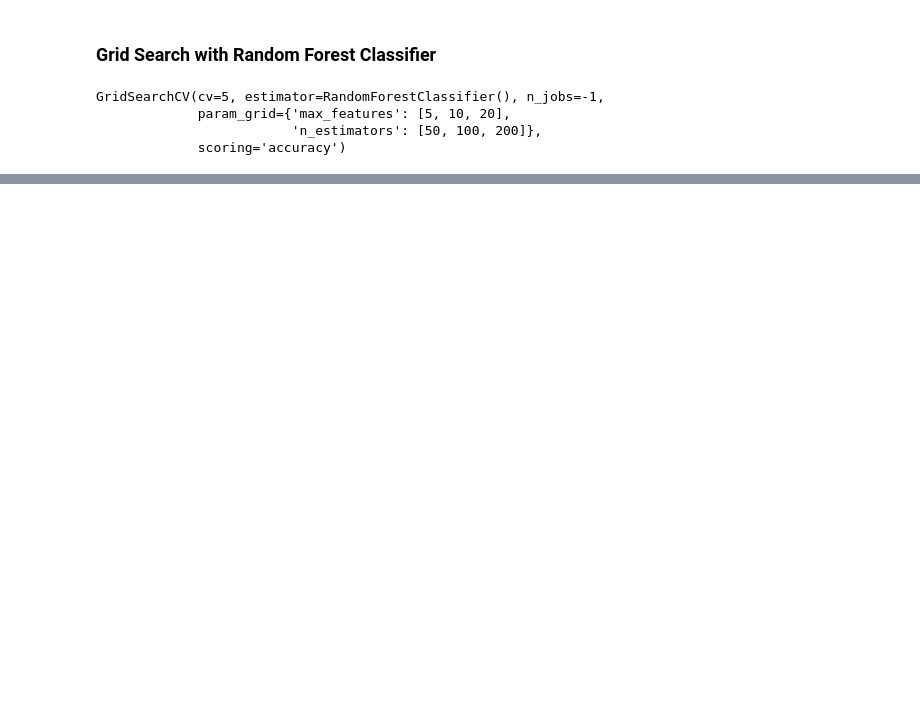
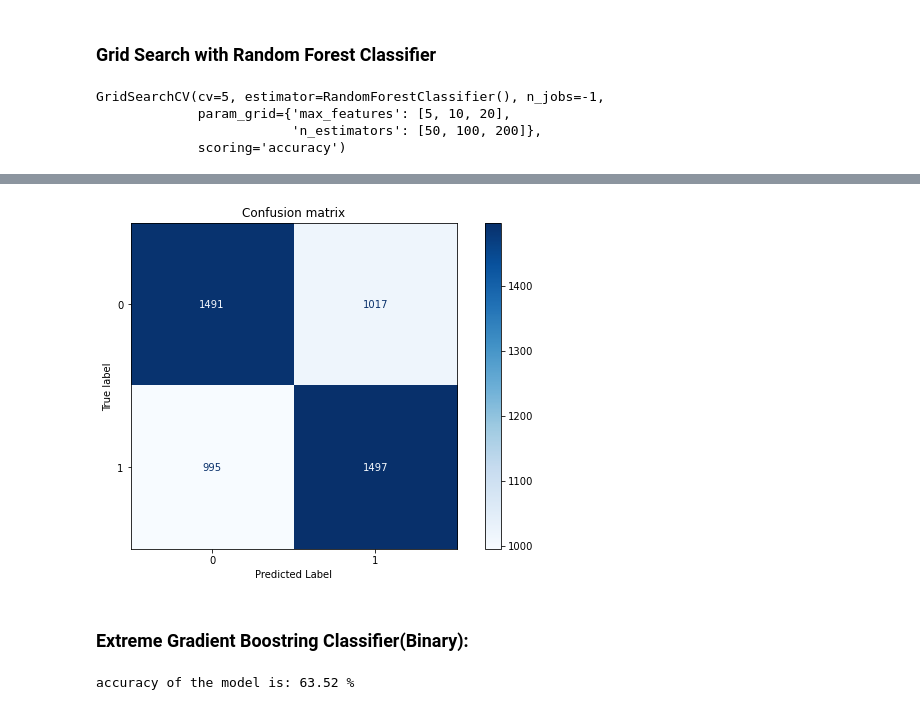
Before and after one commit to kggold4/final-project-data-visualization, a Jupyter notebook: task_3.ipynb, the cells around one changed output, grey strips where cells are left out. Saved outputs shown, nothing was run; the diff lists cells and outputs as text; code cells hidden in the pictures; blank space fills up the shorter version.

```diff
--- a/task_3.ipynb
+++ b/task_3.ipynb
@@ -364,0 +487,21 @@ accuracy of the model is: 64.54 %
+# %%
+# plot the confusion matrix using the my_plot_confusion_matrix function
+my_plot_confusion_matrix(adaboost_clf, X_transformed_test, y_test)
+# %% [output]
+[figure, added]
+# %% [markdown]
+### Extreme Gradient Boostring Classifier(Binary):
+# %%
+bin_xgb_model = xgb.XGBClassifier(
+    learning_rate=0.1,
+    n_estimators=200,
+    use_label_encoder=False,
+    objective="binary:logistic",
+    eval_metric="auc",
+    verbosity=1,
+    n_jobs=-1)
+
+# print accuracy
+bin_xgb_model_auc = print_accuracy(bin_xgb_model, X_transformed_train, X_transformed_test, y_train, y_test)
+# %% [output]
+accuracy of the model is: 63.52 %
```
Also changed, not shown: parts of 42 cells of this notebook, 2 other files.
